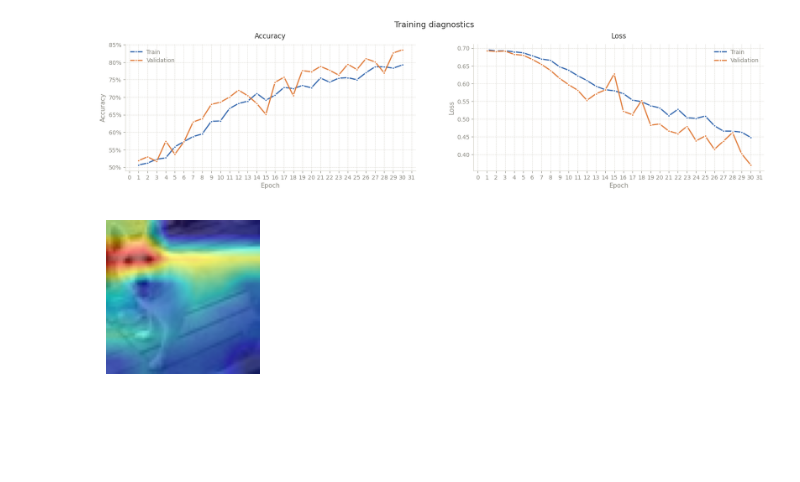
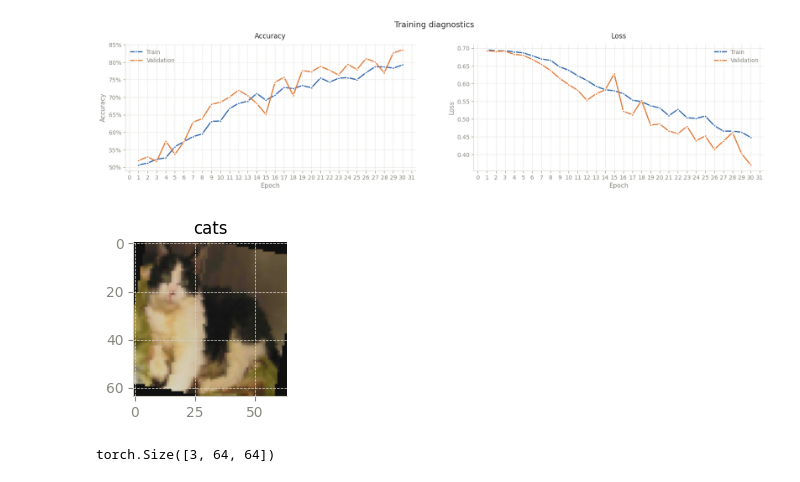
Before and after one commit to Rifath-Mahmud/CVPR, a Jupyter notebook: catdog_cnn.ipynb, the cells around one changed output. Cells and saved outputs as stored; diff of their text form; code cells hidden in the pictures; blank space fills up the shorter version.

```diff
--- a/catdog_cnn.ipynb
+++ b/catdog_cnn.ipynb
@@ -264,30 +262,15 @@ plt.show()
-# %%
-from pytorch_grad_cam import GradCAM
-from pytorch_grad_cam.utils.image import show_cam_on_image
-import matplotlib.pyplot as plt
-
-rgb_img = test_data[2002][0].unsqueeze(0)
-
-# Last conv layer in your CNN
-target_layers = [model[7]]
-
-# Create GradCAM object
-cam = GradCAM(model=model, target_layers=target_layers)
-
-# Generate CAM
-grayscale_cam = cam(input_tensor=rgb_img, targets=None)  # None = highest scoring class
-grayscale_cam = grayscale_cam[0, :]  # batch size = 1
-
-# Convert tensor to HWC format for overlay
-rgb_img_np = rgb_img[0].permute(1,2,0).cpu().numpy()
-rgb_img_np = (rgb_img_np - rgb_img_np.min()) / (rgb_img_np.max() - rgb_img_np.min())  # normalize 0-1
-
-# Overlay Grad-CAM
-visualization = show_cam_on_image(rgb_img_np, grayscale_cam, use_rgb=True)
-
-plt.figure(figsize=(2,2))
-plt.imshow(visualization)
-plt.axis('off')
-plt.show()
-# %% [output]
-[figure, removed]
+# %%
+ix = torch.randint(0,1000,())
+img = train_data[ix][0].unsqueeze(0).to(device)
+np_output = model(img).cpu().detach().numpy()
+pred = np.exp(np_output)/np.sum(np.exp(np_output))
+plt.figure(figsize=(2,2))
+plt.imshow(img.squeeze(0).permute(1,2,0).cpu().detach().numpy())
+plt.title(train_data.classes[pred[0].argmax()])
+plt.show()
+# %% [output]
+[figure, added]
+# %%
+train_data[ix][0].shape
+# %% [output]
+torch.Size([3, 64, 64])
```
Also changed, not shown: parts of 1 cell of this notebook.
